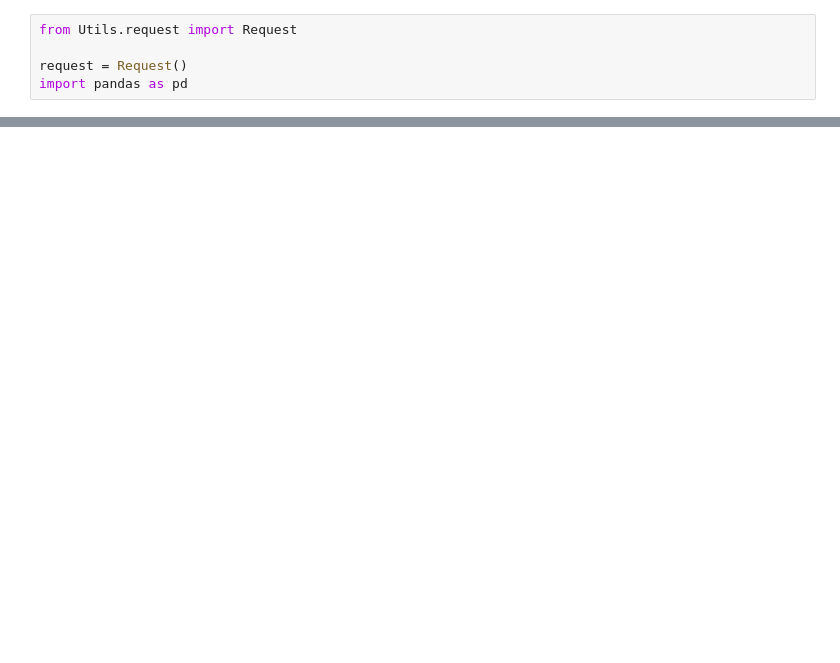
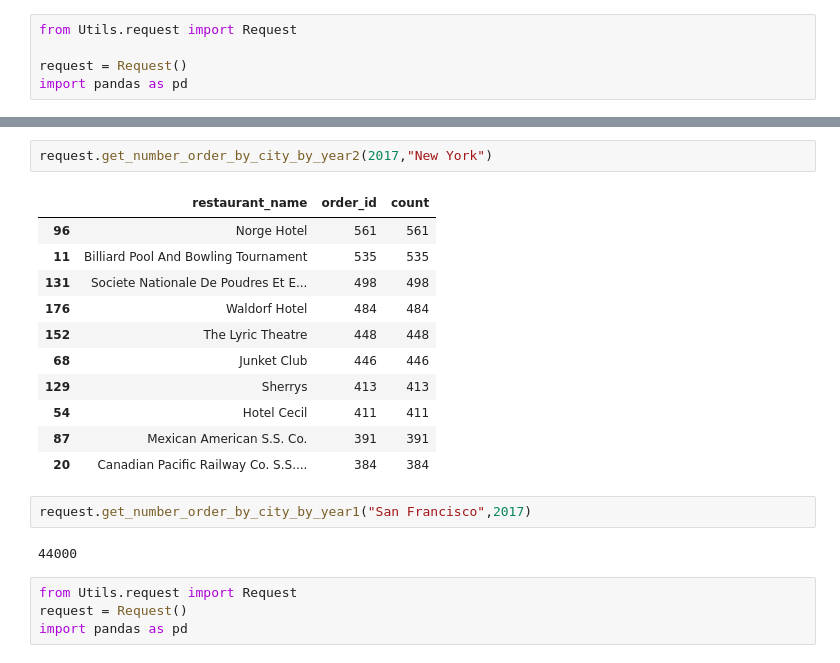
Before and after one commit to FortuneBT/Accenture-Project, a Jupyter notebook: request3.ipynb, the cells around one changed output, grey strips where cells are left out. Saved outputs shown, nothing was run; the diff lists cells and outputs as text; blank space fills up the shorter version.

```diff
--- a/request3.ipynb
+++ b/request3.ipynb
@@ -137,0 +373,22 @@ request.big_data
+# %%
+request.get_number_order_by_city_by_year2(2017,"New York")
+# %% [output]
+|  | restaurant_name | order_id | count |
+| 96 | Norge Hotel | 561 | 561 |
+| 11 | Billiard Pool And Bowling Tournament | 535 | 535 |
+| 131 | Societe Nationale De Poudres Et E... | 498 | 498 |
+| 176 | Waldorf Hotel | 484 | 484 |
+| 152 | The Lyric Theatre | 448 | 448 |
+| 68 | Junket Club | 446 | 446 |
+| 129 | Sherrys | 413 | 413 |
+| 54 | Hotel Cecil | 411 | 411 |
+| 87 | Mexican American S.S. Co. | 391 | 391 |
+| 20 | Canadian Pacific Railway Co. S.S.... | 384 | 384 |
+# %%
+request.get_number_order_by_city_by_year1("San Francisco",2017)
+# %% [output]
+44000
+# %%
+from Utils.request import Request
+request = Request()
+import pandas as pd
```
Also changed, not shown: parts of 46 cells of this notebook, 3 other files.
